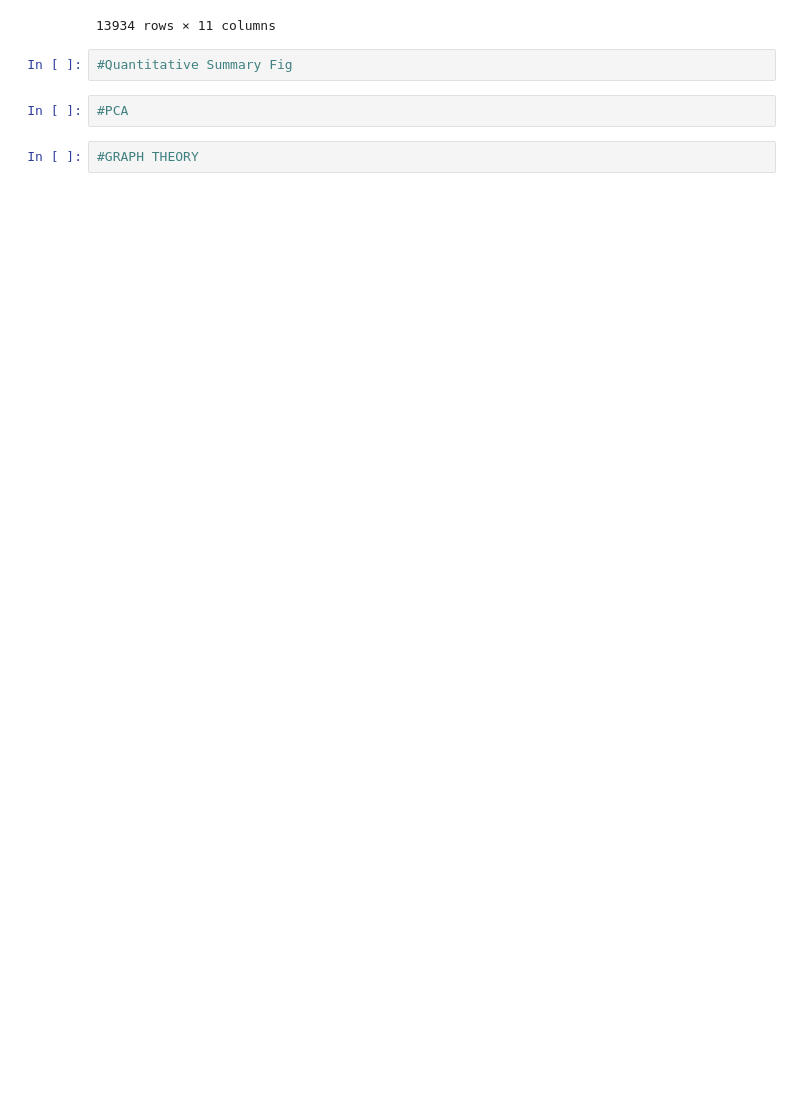
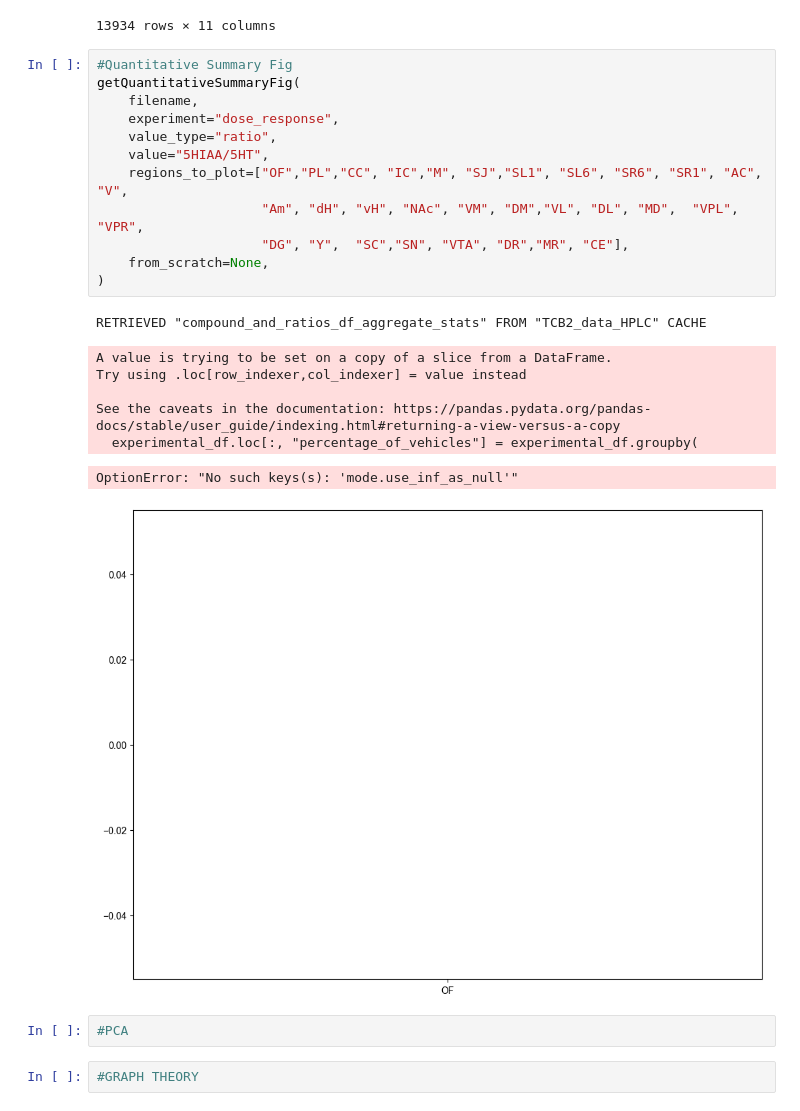
Before and after one commit to remicorne/phd, a Jupyter notebook: RUN.ipynb, the cells around one changed output. Saved outputs shown, nothing was run; the diff lists cells and outputs as text; blank space fills up the shorter version.

```diff
--- a/RUN.ipynb
+++ b/RUN.ipynb
@@ -221,8 +229,27 @@ RETRIEVED "compound_and_ratios_df_aggregate_stats" FROM "TCB2_data_HPLC" CACHE
 | 41800 | 10mg/kgTCB | vH | TYR/TAU | dose_response | 0.767298 | 0.003499 | True | 0.008388 | 0.010507 | 0.003168 | ... |
 | 41801 | 10mg/kgTCB | vH | TYR/THR | dose_response | 0.769714 | 0.003763 | True | 0.243093 | 0.294311 | 0.088738 | ... |
 13934 rows × 11 columns
-# %%
-#Quantitative Summary Fig
+# %%
+#Quantitative Summary Fig
+getQuantitativeSummaryFig(
+    filename,
+    experiment="dose_response",
+    value_type="ratio",
+    value="5HIAA/5HT",
+    regions_to_plot=["OF","PL","CC", "IC","M", "SJ","SL1", "SL6", "SR6", "SR1", "AC", "V",
+                     "Am", "dH", "vH", "NAc", "VM", "DM","VL", "DL", "MD",  "VPL",  "VPR",
+                     "DG", "Y",  "SC","SN", "VTA", "DR","MR", "CE"],
+    from_scratch=None,
+)
+# %% [output]
+RETRIEVED "compound_and_ratios_df_aggregate_stats" FROM "TCB2_data_HPLC" CACHE
+A value is trying to be set on a copy of a slice from a DataFrame.
+Try using .loc[row_indexer,col_indexer] = value instead
+
+See the caveats in the documentation: https://pandas.pydata.org/pandas-docs/stable/user_guide/indexing.html#returning-a-view-versus-a-copy
+  experimental_df.loc[:, "percentage_of_vehicles"] = experimental_df.groupby(
+OptionError: "No such keys(s): 'mode.use_inf_as_null'"
+[figure, added]
 # %%
 #PCA
 # %%
```
Also changed, not shown: parts of 4 cells of this notebook, 1 other file.
